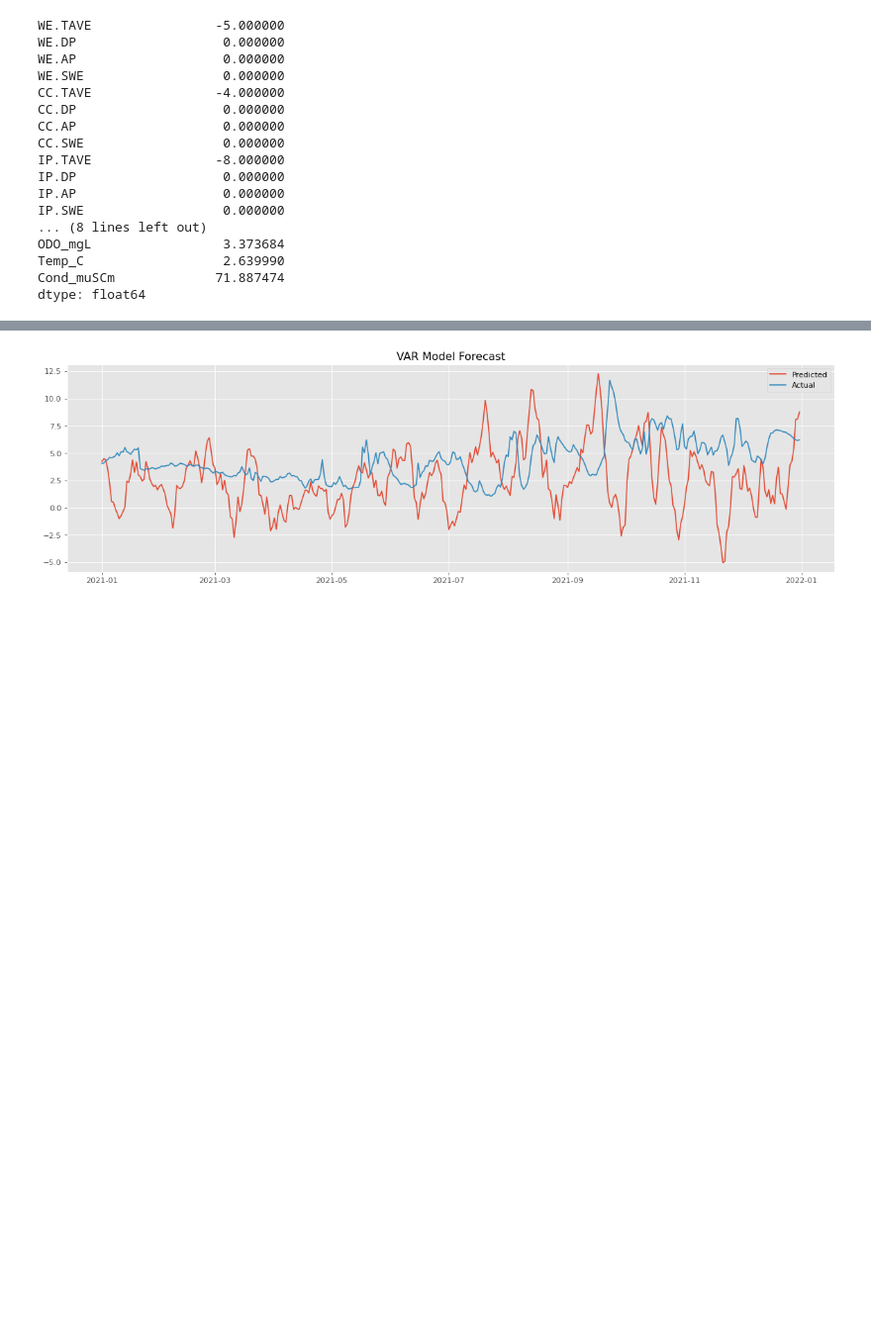
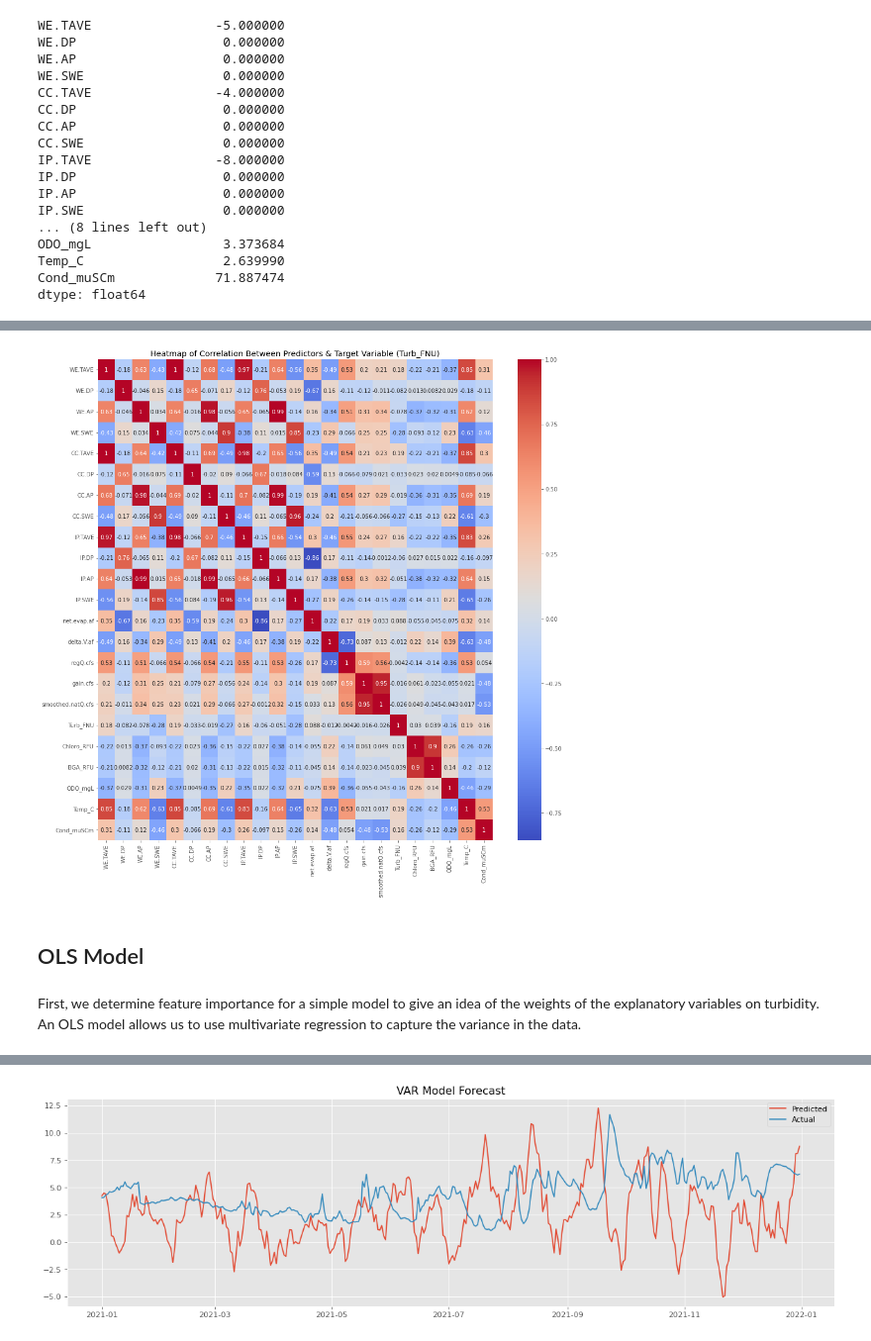
Before and after one commit to Krispy3/HFF_Water, a Jupyter notebook: HFF_Turbidity.ipynb, the cells around one changed output, grey strips where cells are left out. Shown at 99% size. Drawn from its saved outputs; the diff is of its cells as text; code cells hidden in the pictures; blank space fills up the shorter version.

Commit message:
finalized text in notebook

```diff
--- a/HFF_Turbidity.ipynb
+++ b/HFF_Turbidity.ipynb
@@ -268,3 +267,19 @@ First, we determine feature importance for a simple model to give an idea of the
+# %%
+# set up figure size
+fig, ax = plt.subplots(figsize=(16, 16))
+# set up correlation matrix
+corr = final_train.corr()
+sns.heatmap(corr, cmap = 'coolwarm', annot = True)
+
+# Customize the plot appearance
+ax.set_title("Heatmap of Correlation Between Predictors & Target Variable (Turb_FNU)");
+plt.show();
+# %% [output]
+[figure, added]
+# %% [markdown]
+## OLS Model
+# %% [markdown]
+First, we determine feature importance for a simple model to give an idea of the weights of the explanatory variables on turbidity. An OLS model allows us to use multivariate regression to capture the variance in the data.
 # %%
 # Instantiate and fit the OLS model, and provide output
 ols = OLS(exog=final_train.drop(['Turb_FNU'], axis=1), endog=final_train['Turb_FNU'])
```
Also changed, not shown: parts of 59 cells of this notebook, 2 other files.
